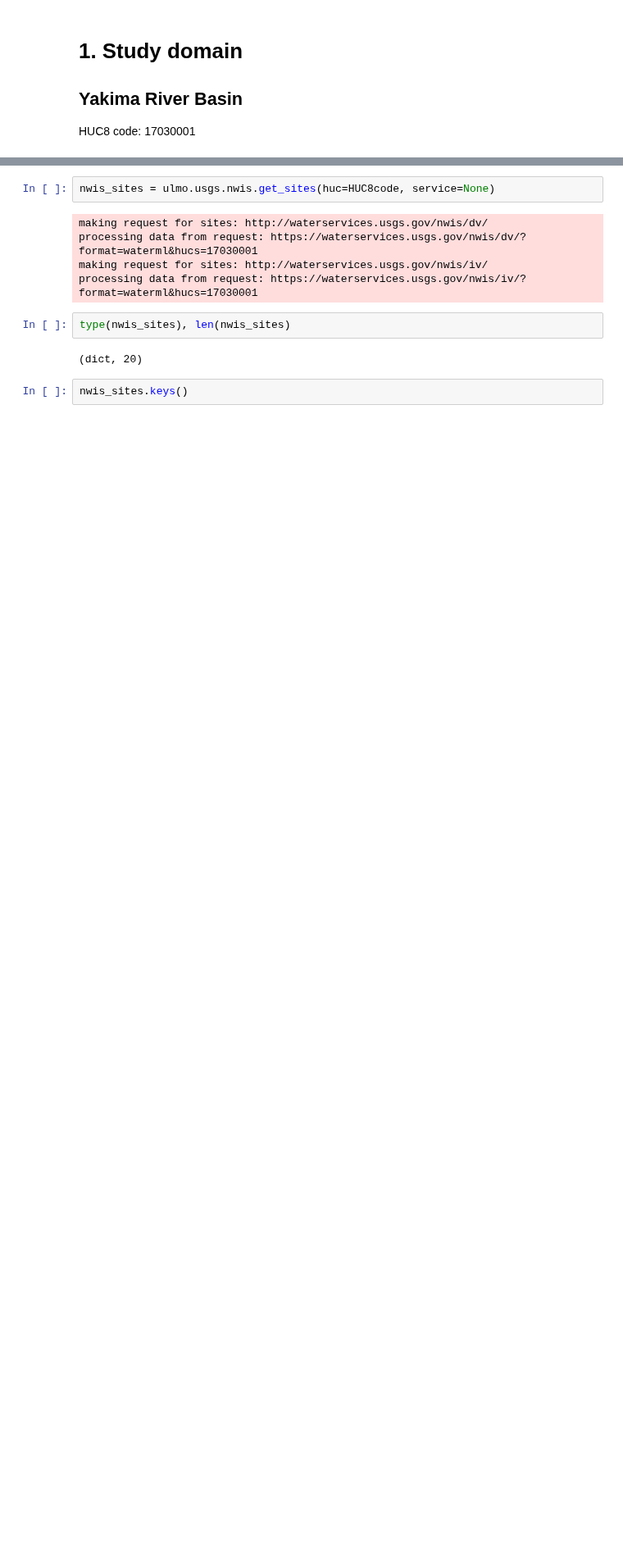
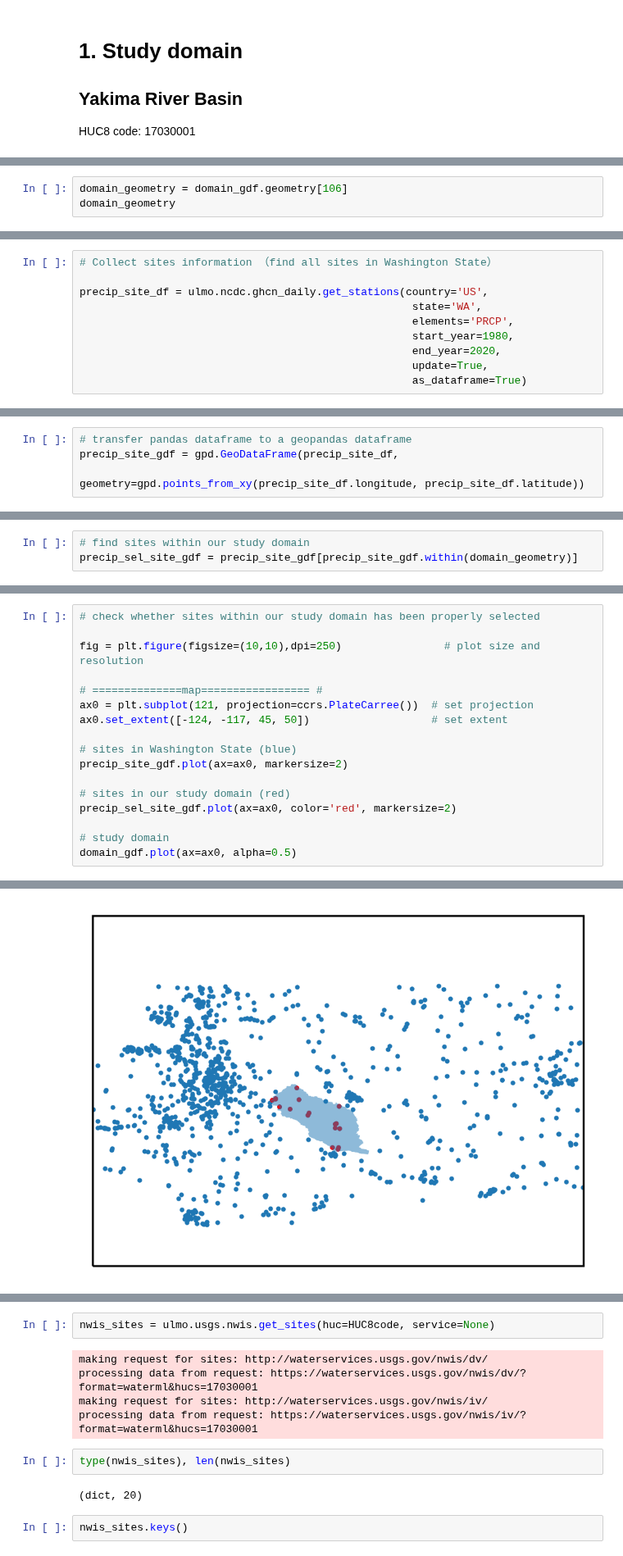
Before and after one commit to waterhackweek/waterdata, a Jupyter notebook: point_data_tutorial.ipynb, the cells around one changed output, grey strips where cells are left out. Shown at 82% size. Cells and saved outputs as stored; diff of their text form; blank space fills up the shorter version.

```diff
--- a/point_data_tutorial.ipynb
+++ b/point_data_tutorial.ipynb
@@ -34,0 +83,3 @@ HUC8 code: 17030001
+# %%
+domain_geometry = domain_gdf.geometry[106]
+domain_geometry
@@ -57,0 +230,10 @@ HUC8code = '17030001'
+# %%
+# Collect sites information （find all sites in Washington State）
+
+precip_site_df = ulmo.ncdc.ghcn_daily.get_stations(country='US',
+                                                    state='WA',
+                                                    elements='PRCP',
+                                                    start_year=1980,
+                                                    end_year=2020,
+                                                    update=True,
+                                                    as_dataframe=True)
@@ -57,0 +257,4 @@ HUC8code = '17030001'
+# %%
+# transfer pandas dataframe to a geopandas dataframe
+precip_site_gdf = gpd.GeoDataFrame(precip_site_df,
+                                   geometry=gpd.points_from_xy(precip_site_df.longitude, precip_site_df.latitude))
@@ -57,0 +278,3 @@ HUC8code = '17030001'
+# %%
+# find sites within our study domain
+precip_sel_site_gdf = precip_site_gdf[precip_site_gdf.within(domain_geometry)]
@@ -57,0 +303,18 @@ HUC8code = '17030001'
+# %%
+# check whether sites within our study domain has been properly selected
+
+fig = plt.figure(figsize=(10,10),dpi=250)                # plot size and resolution
+
+# ==============map================= #
+ax0 = plt.subplot(121, projection=ccrs.PlateCarree())  # set projection
+ax0.set_extent([-124, -117, 45, 50])                   # set extent
+
+# sites in Washington State (blue)
+precip_site_gdf.plot(ax=ax0, markersize=2)
+
+# sites in our study domain (red)
+precip_sel_site_gdf.plot(ax=ax0, color='red', markersize=2)
+
+# study domain
+domain_gdf.plot(ax=ax0, alpha=0.5)
+# %% [output]
@@ -57,0 +322 @@ HUC8code = '17030001'
+[figure, added]
```
Also changed, not shown: parts of 75 cells of this notebook.
